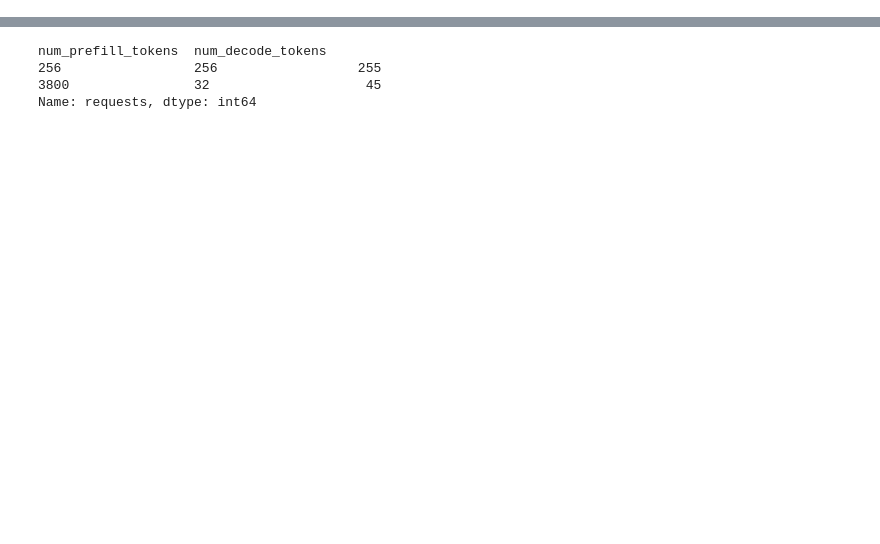
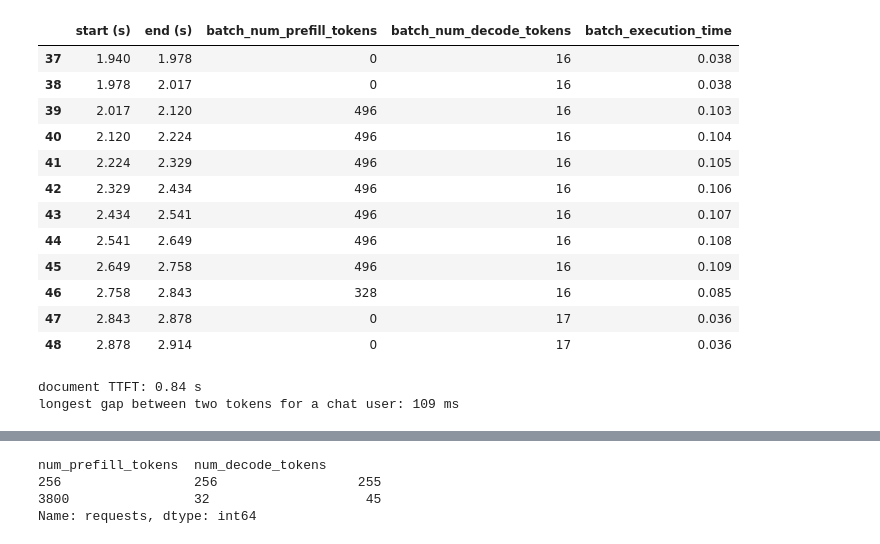
Before and after one commit to kwmaeng91/studying-llm-systems-without-gpus, a Jupyter notebook: docs/lectures/03-chunked-prefill.ipynb, the cells around one changed output, grey strips where cells are left out. Cells and saved outputs as stored; diff of their text form; code cells hidden in the pictures; blank space fills up the shorter version.

```diff
--- a/docs/lectures/03-chunked-prefill.ipynb
+++ b/docs/lectures/03-chunked-prefill.ipynb
@@ -44,0 +87,11 @@ Simulator ready at /home/kiwan/.llm-systems-wo-gpus/backend
+# %%
+def run_scenario(chunk_size):
+    """16 chat users from t=0, plus a 3,800-token document arriving at t=2 s."""
+    r = lsg.simulate(**SYSTEM, num_requests=17, chunk_size=chunk_size, keep_steps=True,
+                     prefill_tokens=[256] * 16 + [3800], decode_tokens=[256] * 16 + [32],
+                     arrival_times=[0] * 16 + [2.0])
+    steps = r.steps
+    # The GPUs are never idle in this scenario, so each step starts when the previous one ends.
+    steps["end (s)"] = steps["batch_execution_time"].cumsum()
+    steps["start (s)"] = steps["end (s)"] - steps["batch_execution_time"]
+    return r, steps
@@ -44,0 +234,24 @@ Simulator ready at /home/kiwan/.llm-systems-wo-gpus/backend
+# %%
+r_chunk, steps_chunk = run_scenario(chunk_size=512)
+steps_chunk[(steps_chunk["end (s)"] > 1.95) & (steps_chunk["start (s)"] < 2.9)][cols].round(3)
+# %% [output]
+|  | start (s) | end (s) | batch_num_prefill_tokens | batch_num_decode_tokens | batch_execution_time |
+| 37 | 1.940 | 1.978 | 0 | 16 | 0.038 |
+| 38 | 1.978 | 2.017 | 0 | 16 | 0.038 |
+| 39 | 2.017 | 2.120 | 496 | 16 | 0.103 |
+| 40 | 2.120 | 2.224 | 496 | 16 | 0.104 |
+| 41 | 2.224 | 2.329 | 496 | 16 | 0.105 |
+| 42 | 2.329 | 2.434 | 496 | 16 | 0.106 |
+| 43 | 2.434 | 2.541 | 496 | 16 | 0.107 |
+| 44 | 2.541 | 2.649 | 496 | 16 | 0.108 |
+| 45 | 2.649 | 2.758 | 496 | 16 | 0.109 |
+| 46 | 2.758 | 2.843 | 328 | 16 | 0.085 |
+| 47 | 2.843 | 2.878 | 0 | 17 | 0.036 |
+| 48 | 2.878 | 2.914 | 0 | 17 | 0.036 |
+# %%
+gap_chunk = steps_chunk["batch_execution_time"].max()
+print(f"document TTFT: {r_chunk.ttft.iloc[16]:.2f} s")
+print(f"longest gap between two tokens for a chat user: {1e3 * gap_chunk:.0f} ms")
+# %% [output]
+document TTFT: 0.84 s
+longest gap between two tokens for a chat user: 109 ms
```
Also changed, not shown: parts of 32 cells of this notebook, 3 other files.
